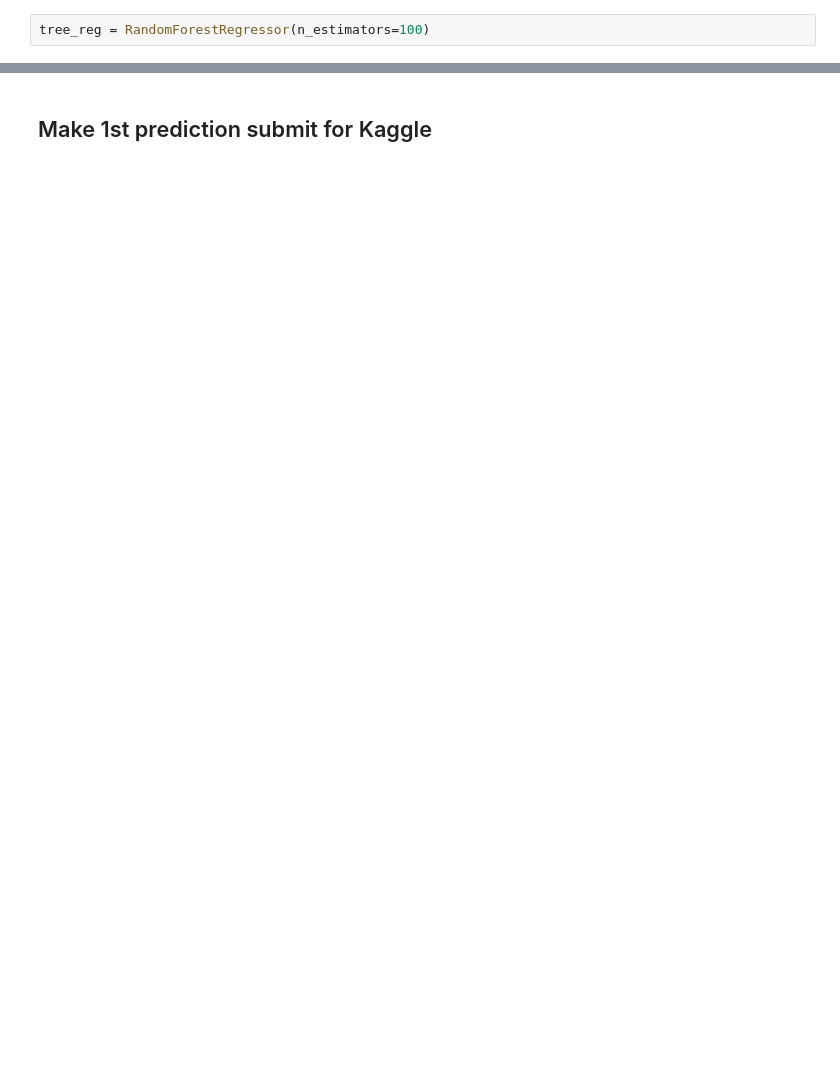
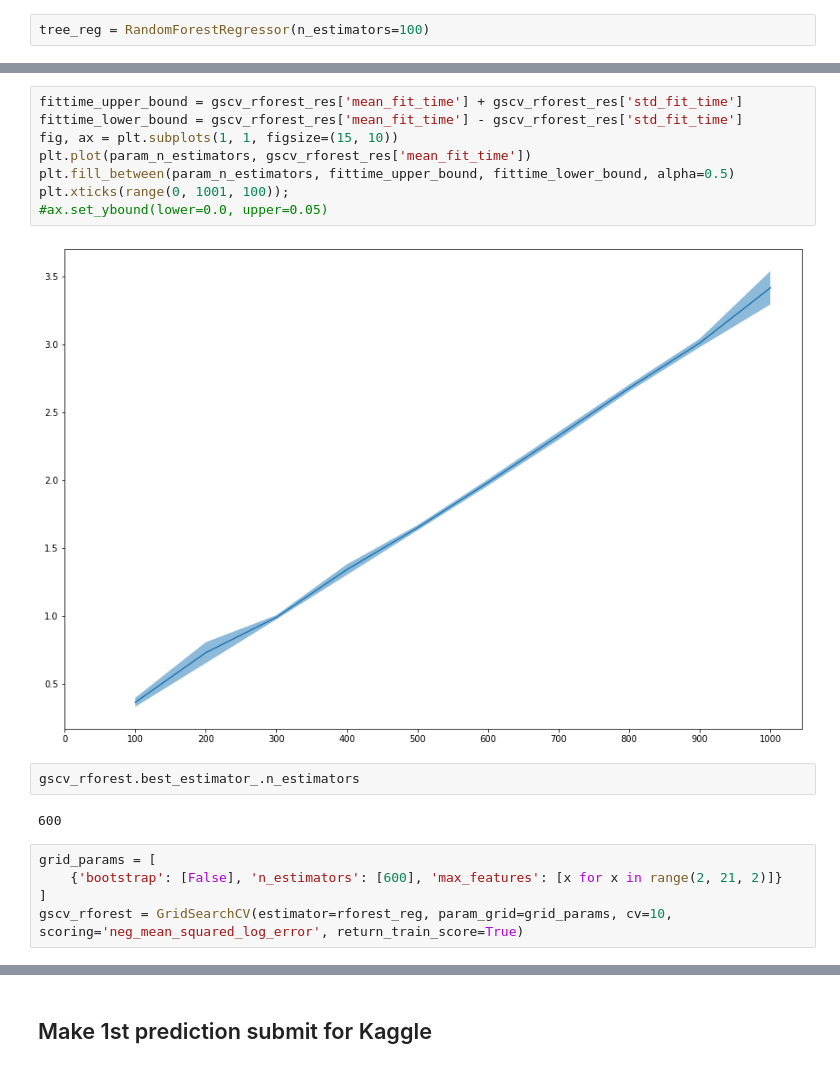
Before and after one commit to sharuhinda/adv_regression_example, a Jupyter notebook: models_tests.ipynb, the cells around one changed output, grey strips where cells are left out. Saved outputs shown, nothing was run; the diff lists cells and outputs as text; blank space fills up the shorter version.

```diff
--- a/models_tests.ipynb
+++ b/models_tests.ipynb
@@ -308,0 +215,19 @@ mean_squared_log_error(y_test, tree_reg.predict(X_test))
+# %%
+fittime_upper_bound = gscv_rforest_res['mean_fit_time'] + gscv_rforest_res['std_fit_time']
+fittime_lower_bound = gscv_rforest_res['mean_fit_time'] - gscv_rforest_res['std_fit_time']
+fig, ax = plt.subplots(1, 1, figsize=(15, 10))
+plt.plot(param_n_estimators, gscv_rforest_res['mean_fit_time'])
+plt.fill_between(param_n_estimators, fittime_upper_bound, fittime_lower_bound, alpha=0.5)
+plt.xticks(range(0, 1001, 100));
+#ax.set_ybound(lower=0.0, upper=0.05)
+# %% [output]
+[figure, added]
+# %%
+gscv_rforest.best_estimator_.n_estimators
+# %% [output]
+600
+# %%
+grid_params = [
+    {'bootstrap': [False], 'n_estimators': [600], 'max_features': [x for x in range(2, 21, 2)]}
+]
+gscv_rforest = GridSearchCV(estimator=rforest_reg, param_grid=grid_params, cv=10, scoring='neg_mean_squared_log_error', return_train_score=True)
```
Also changed, not shown: parts of 65 cells of this notebook, 1 other file.
